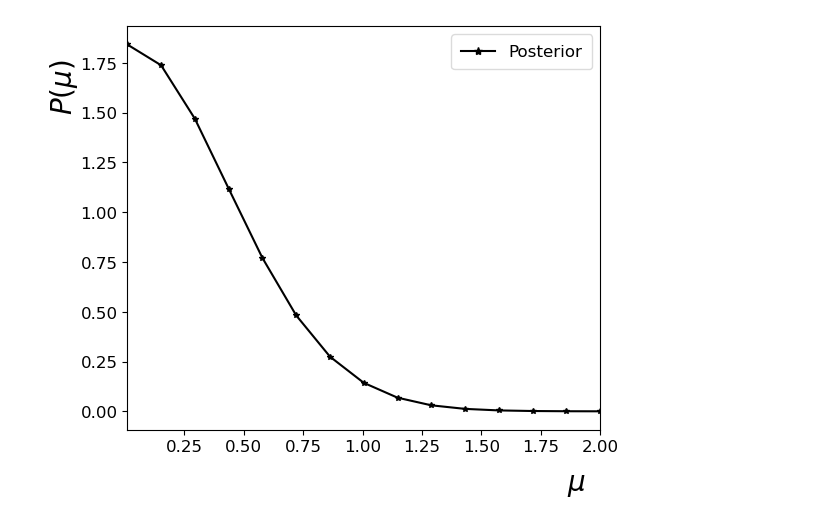
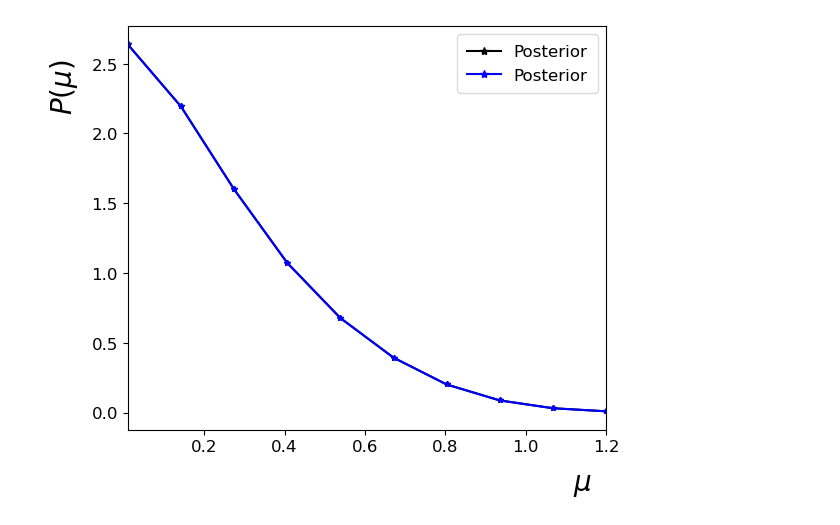
Before and after one commit to asegura4488/StatsHEP, a Jupyter notebook: Systematic/Bayesian/UpperLimitSystematic.ipynb, the cells around one changed output. Cells and saved outputs as stored; diff of their text form; code cells hidden in the pictures.

```diff
--- a/Systematic/Bayesian/UpperLimitSystematic.ipynb
+++ b/Systematic/Bayesian/UpperLimitSystematic.ipynb
@@ -70,8 +70,9 @@ def Likelihood(mu,e,n,b,s):
     log_likelihood = -lambda_ + n * np.log( lambda_ ) - gammaln( n+1 )
     Like = np.exp(log_likelihood)
 
+    stderror = np.sqrt(b)/b * 10
     # Consideramos un ancho como un porcentaje del background
-    GausLike = Gauss( e , sigma = 0.1 )
+    GausLike = Gauss( e , sigma = stderror )
 
     return Like*GausLike
 # %%
@@ -98,5 +99,5 @@ Normalization
 # %%
-mu = np.linspace(0.01,2,30)
+mu = np.linspace(0.01,1,30)
 e = np.linspace(0.5,1.5,30)
 Mu,E = np.meshgrid(mu,e)
 Surface = np.zeros_like(Mu)
@@ -137,36 +138,39 @@ def GetPosterior(mu):
     return integrate.quad( Marginal, 0.01, np.inf, args=(mu,n,b,s) )[0] / Normalization
 # %%
 # Ahora vamos a encontrar la distribución posterior marginal
-mu = np.linspace(0.01,2,15)
+mu = np.linspace(0.01,1.2,10)
 
 Posterior = np.zeros_like(mu)
 
 for i in range(len(mu)):
     Posterior[i] = GetPosterior(mu[i])
+# %%
+Posterior1 = Posterior
 # %%
 fig = plt.figure()
 ax = fig.add_subplot(1,1,1)
 ax.plot(mu,Posterior,color='k',marker='*',label='Posterior')
+ax.plot(mu,Posterior1,color='b',marker='*',label='Posterior')
 
 # Label X
 ax.set_xlabel(r'$\mu$')
 ax.xaxis.set_label_coords(0.95,-0.1)
 ax.set_xlim(mu[0],mu[-1])
 
 # Label Y
 ax.set_ylabel(r'$P(\mu)$')
 ax.yaxis.set_label_coords(-0.1,0.85)
 
 # Ajustar los márgenes automáticamente
 plt.tight_layout()
 
 #Legend
 ax.legend(loc='upper right',bbox_to_anchor=(1,1),ncol=1,title='')
 
 #
 plt.savefig('MarginalPosterior.pdf')
 # %% [output]
-[figure, old version]
+[figure, new version]
 # %%
 # Ahora encontrar los limites superior
 mu = np.linspace(0.01,1.5,10)
```
Also changed, not shown: parts of 6 cells of this notebook.
